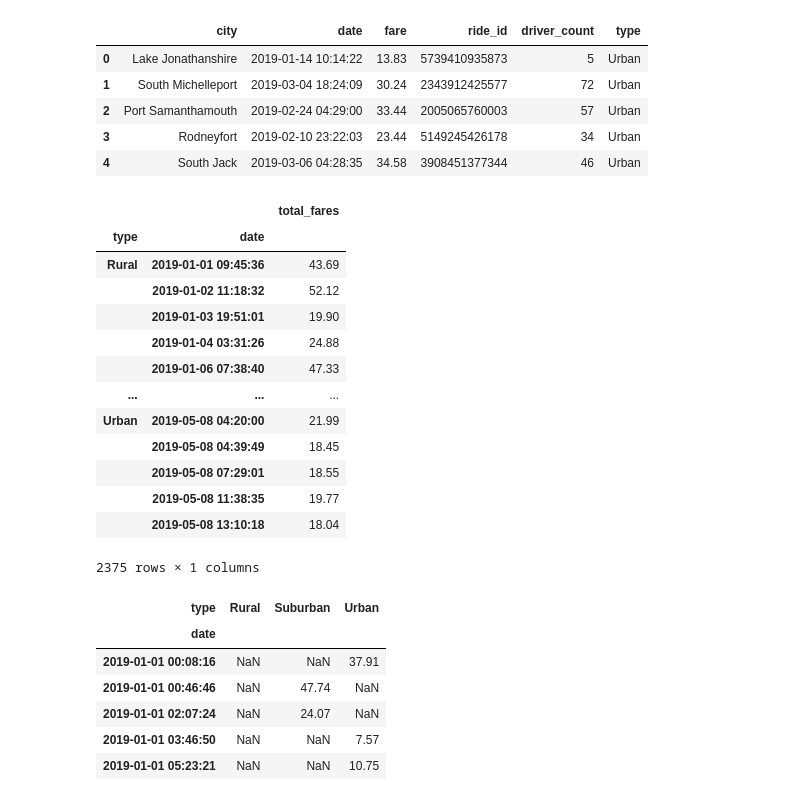
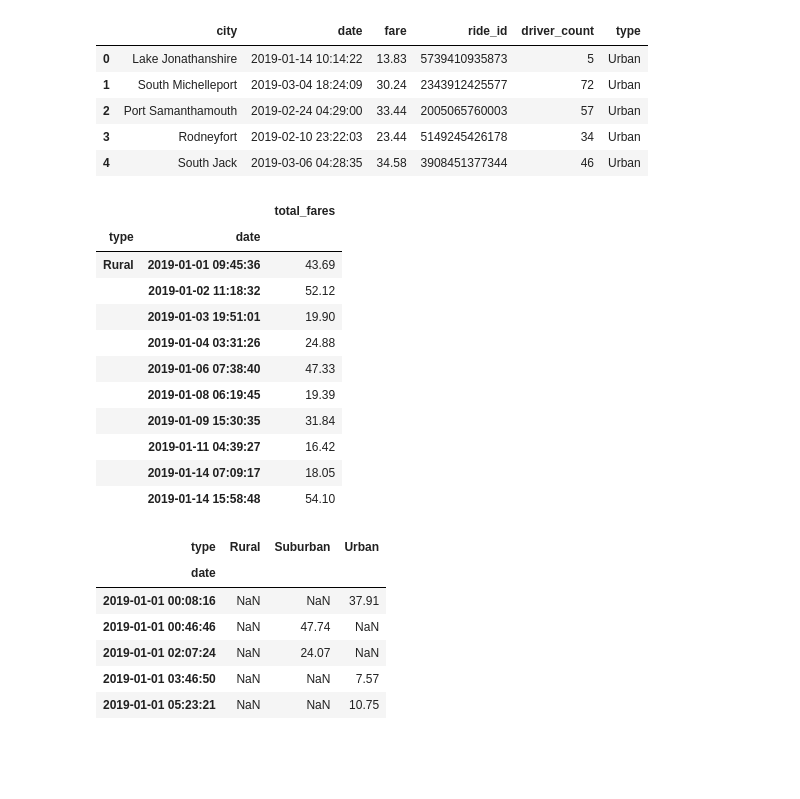
Before and after one commit to fmgribbon/PyBer_Analysis, a Jupyter notebook: PyBer_Challenge.ipynb, the cells around one changed output. Drawn from its saved outputs; the diff is of its cells as text; code cells hidden in the pictures; blank space fills up the shorter version.

```diff
--- a/PyBer_Challenge.ipynb
+++ b/PyBer_Challenge.ipynb
@@ -137,32 +137,29 @@ pyber_data_df.head()
 # %%
 # 2. Using groupby() to create a new DataFrame showing the sum of the fares
 #  for each date where the indices are the city type and date.
 
-#yber_data_df.set_index(["type"], ["date"]
 type_groups = pyber_data_df.groupby(["type","date"])
 
 
 fares_per_date = type_groups["fare"].sum()
 fares_per_date
 
 fares_per_date_df = pd.DataFrame({"total_fares": fares_per_date})
 
-fares_per_date_df
+fares_per_date_df.head(10)
 # %% [output]
 |  |  | total_fares |
 | type | date |  |
 | Rural | 2019-01-01 09:45:36 | 43.69 |
 |  | 2019-01-02 11:18:32 | 52.12 |
 |  | 2019-01-03 19:51:01 | 19.90 |
 |  | 2019-01-04 03:31:26 | 24.88 |
 |  | 2019-01-06 07:38:40 | 47.33 |
-| ... | ... | ... |
-| Urban | 2019-05-08 04:20:00 | 21.99 |
-|  | 2019-05-08 04:39:49 | 18.45 |
-|  | 2019-05-08 07:29:01 | 18.55 |
-|  | 2019-05-08 11:38:35 | 19.77 |
-|  | 2019-05-08 13:10:18 | 18.04 |
+|  | 2019-01-08 06:19:45 | 19.39 |
+|  | 2019-01-09 15:30:35 | 31.84 |
+|  | 2019-01-11 04:39:27 | 16.42 |
+|  | 2019-01-14 07:09:17 | 18.05 |
+|  | 2019-01-14 15:58:48 | 54.10 |
-2375 rows × 1 columns
 # %%
 # 3. Reset the index on the DataFrame you created in #1. This is needed to use the 'pivot()' function.
 # df = df.reset_index()
```
Also changed, not shown: parts of 10 cells of this notebook, 3 other files.
